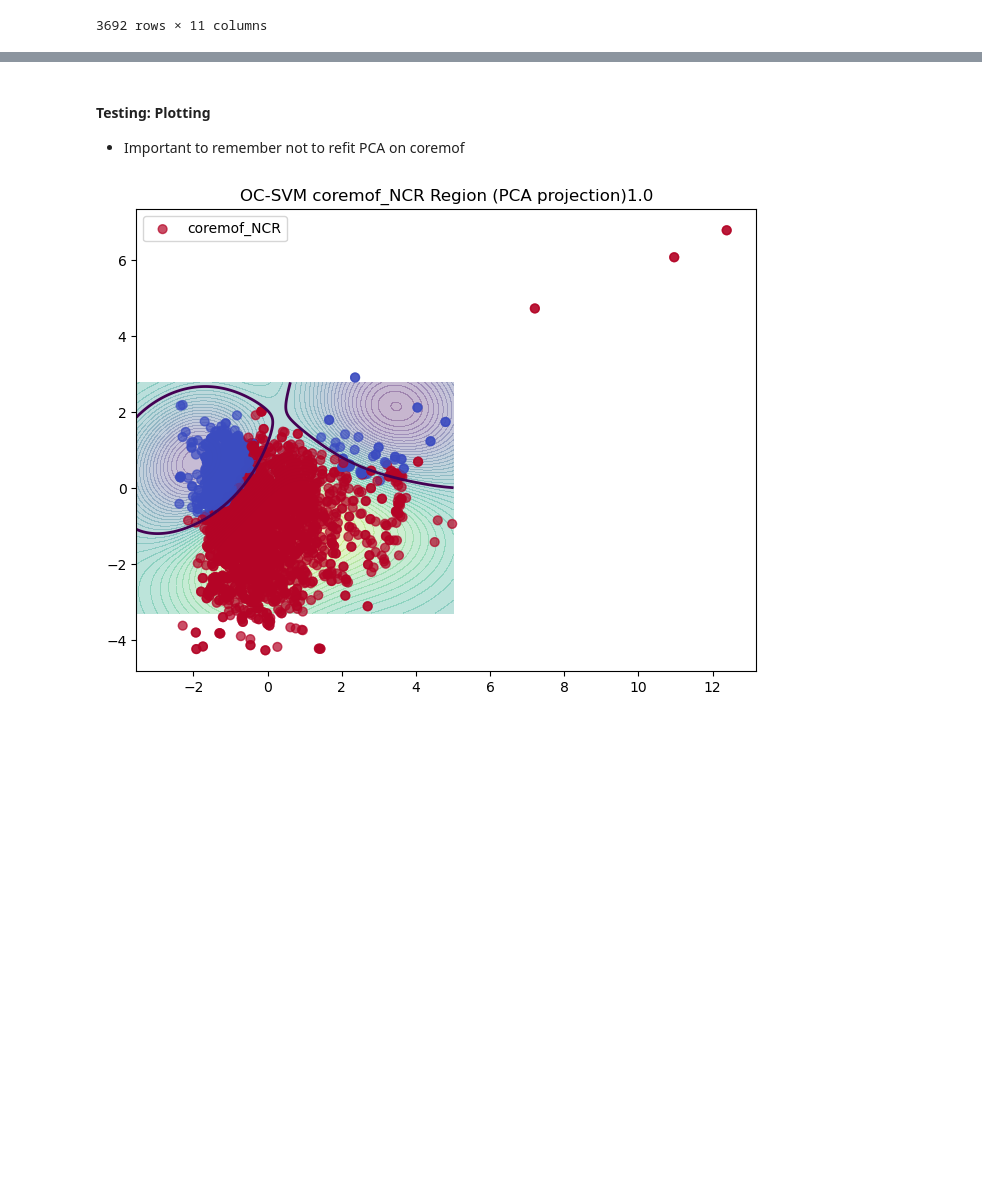
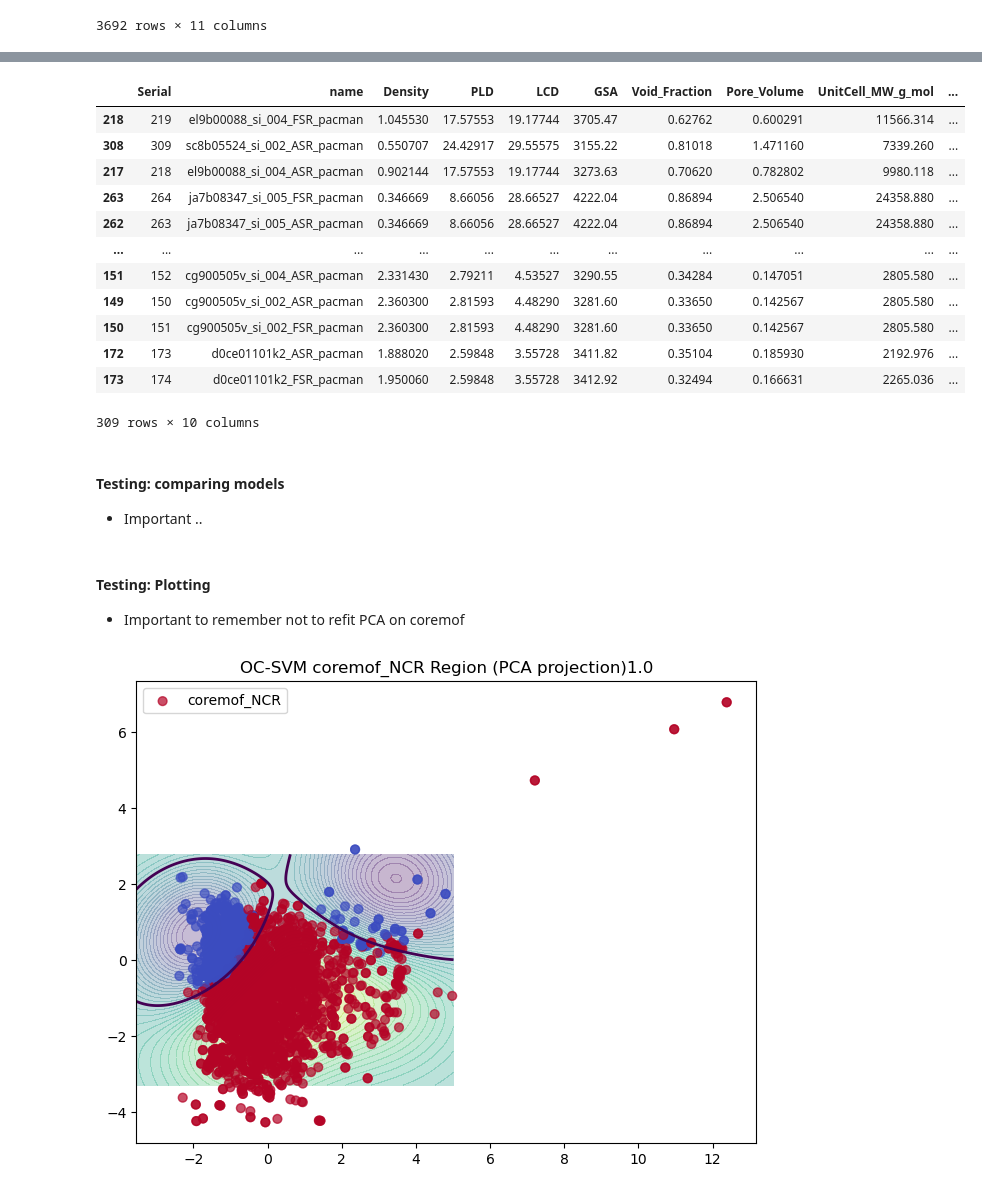
Before and after one commit to hasan-mansr/ML_Discovery_Metal-Organic_Adsorbents, a Jupyter notebook: Notebooks/2-Class-SVM.ipynb, the cells around one changed output, grey strips where cells are left out. Cells and saved outputs as stored; diff of their text form; code cells hidden in the pictures; blank space fills up the shorter version.

```diff
--- a/Notebooks/2-Class-SVM.ipynb
+++ b/Notebooks/2-Class-SVM.ipynb
@@ -560,0 +697,17 @@ results_sorted.to_csv(file_path, index=False)
+# %%
+results_sorted = dfs[test_set].sort_values("score_svr", ascending=False)
+results_sorted
+# %% [output]
+|  | Serial | name | Density | PLD | LCD | GSA | Void_Fraction | Pore_Volume | UnitCell_MW_g_mol | ... |
+| 218 | 219 | el9b00088_si_004_FSR_pacman | 1.045530 | 17.57553 | 19.17744 | 3705.47 | 0.62762 | 0.600291 | 11566.314 | ... |
+| 308 | 309 | sc8b05524_si_002_ASR_pacman | 0.550707 | 24.42917 | 29.55575 | 3155.22 | 0.81018 | 1.471160 | 7339.260 | ... |
+| 217 | 218 | el9b00088_si_004_ASR_pacman | 0.902144 | 17.57553 | 19.17744 | 3273.63 | 0.70620 | 0.782802 | 9980.118 | ... |
+| 263 | 264 | ja7b08347_si_005_FSR_pacman | 0.346669 | 8.66056 | 28.66527 | 4222.04 | 0.86894 | 2.506540 | 24358.880 | ... |
+| 262 | 263 | ja7b08347_si_005_ASR_pacman | 0.346669 | 8.66056 | 28.66527 | 4222.04 | 0.86894 | 2.506540 | 24358.880 | ... |
+| ... | ... | ... | ... | ... | ... | ... | ... | ... | ... | ... |
+| 151 | 152 | cg900505v_si_004_ASR_pacman | 2.331430 | 2.79211 | 4.53527 | 3290.55 | 0.34284 | 0.147051 | 2805.580 | ... |
+| 149 | 150 | cg900505v_si_002_ASR_pacman | 2.360300 | 2.81593 | 4.48290 | 3281.60 | 0.33650 | 0.142567 | 2805.580 | ... |
+| 150 | 151 | cg900505v_si_002_FSR_pacman | 2.360300 | 2.81593 | 4.48290 | 3281.60 | 0.33650 | 0.142567 | 2805.580 | ... |
+| 172 | 173 | d0ce01101k2_ASR_pacman | 1.888020 | 2.59848 | 3.55728 | 3411.82 | 0.35104 | 0.185930 | 2192.976 | ... |
+| 173 | 174 | d0ce01101k2_FSR_pacman | 1.950060 | 2.59848 | 3.55728 | 3412.92 | 0.32494 | 0.166631 | 2265.036 | ... |
+309 rows × 10 columns
@@ -561,3 +722,6 @@ results_sorted.to_csv(file_path, index=False)
+# %% [markdown]
+#### Testing: comparing models
+- Important ..
 # %% [markdown]
 #### Testing: Plotting
 - Important to remember not to refit PCA on coremof
```
Also changed, not shown: parts of 16 cells of this notebook, 11 other files.
